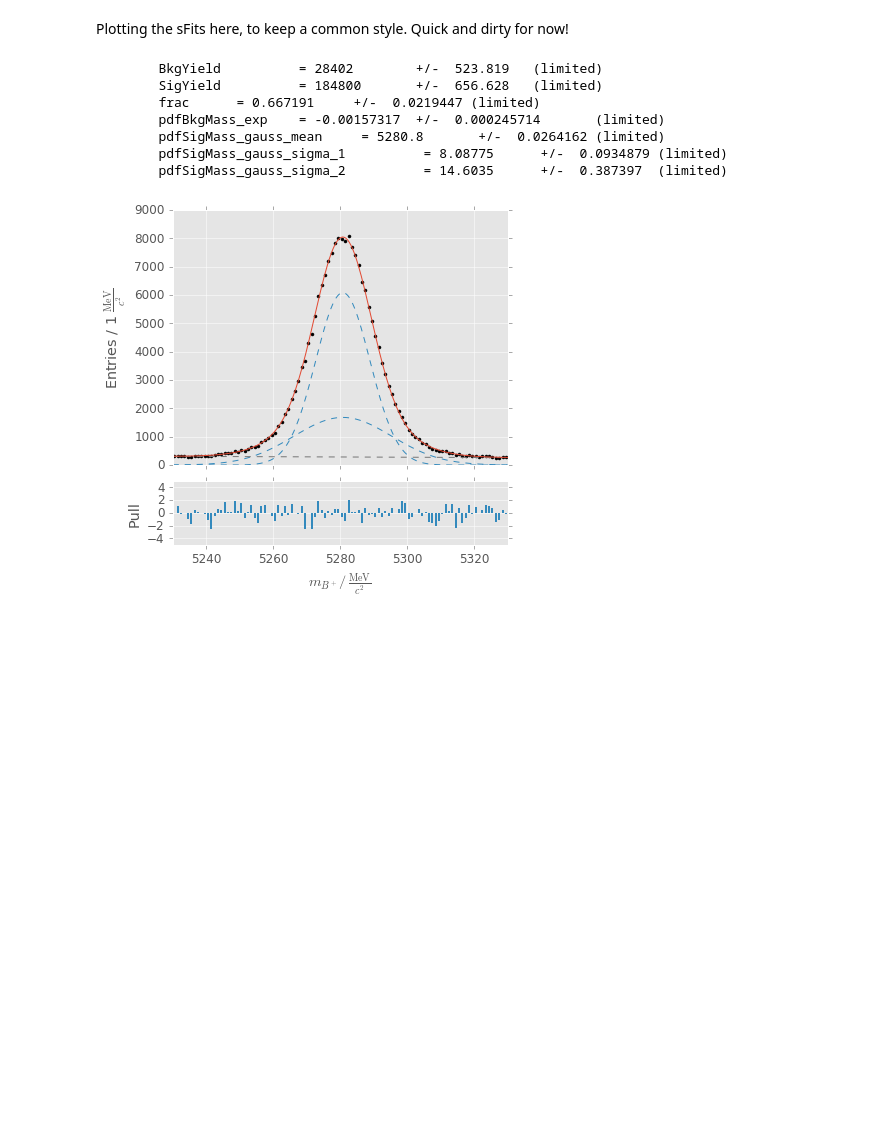
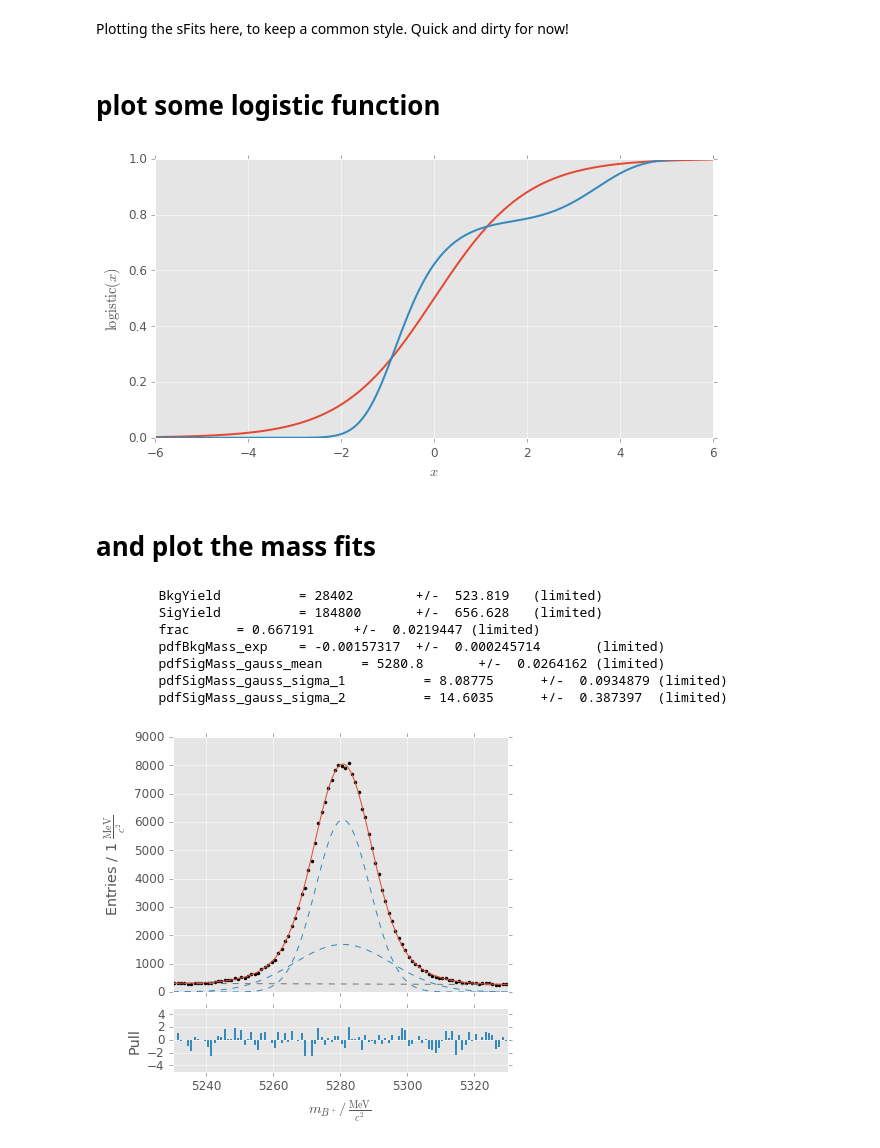
Before and after one commit to bixel/fttrainer, a Jupyter notebook: plotting.ipynb, the cells around one changed output. Saved outputs shown, nothing was run; the diff lists cells and outputs as text; code cells hidden in the pictures; blank space fills up the shorter version.

Commit message:
update plotting

```diff
--- a/plotting.ipynb
+++ b/plotting.ipynb
@@ -20,6 +20,21 @@ from uncertainties import ufloat
 plt.style.use('ggplot')
 plt.rcParams['figure.figsize'] = (12, 7)
 plt.rcParams['font.size'] = 12
+# %% [markdown]
+# plot some logistic function
+# %%
+plt.figure(figsize=(10, 5))
+xs = np.linspace(-6, 6, 200)
+plt.plot(xs, stats.logistic.cdf(xs), lw=2)
+plt.plot(xs, stats.logistic.cdf(0.5 + xs - 0.5 * xs**2 + 0.1 * xs**3), lw=2)
+plt.xlabel('$x$')
+plt.ylabel(r'$\mathrm{logistic}(x)$')
+plt.savefig('build/logistic-example.pdf', bbox_inches='tight')
+plt.show()
+# %% [output]
+[figure, added]
+# %% [markdown]
+# and plot the mass fits
 # %%
 cs = [c['color'] for c in plt.rcParams['axes.prop_cycle']]
 # %%
```
Also changed, not shown: 1 other file.
